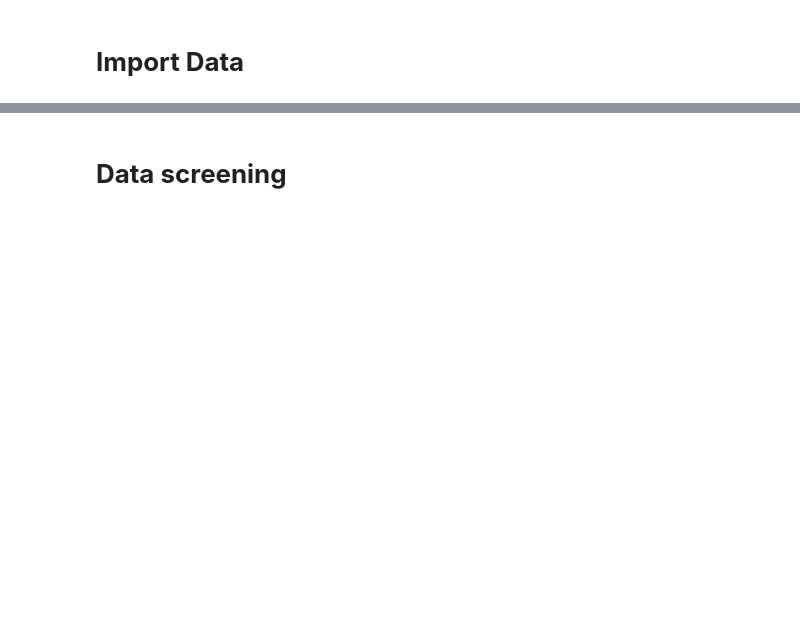
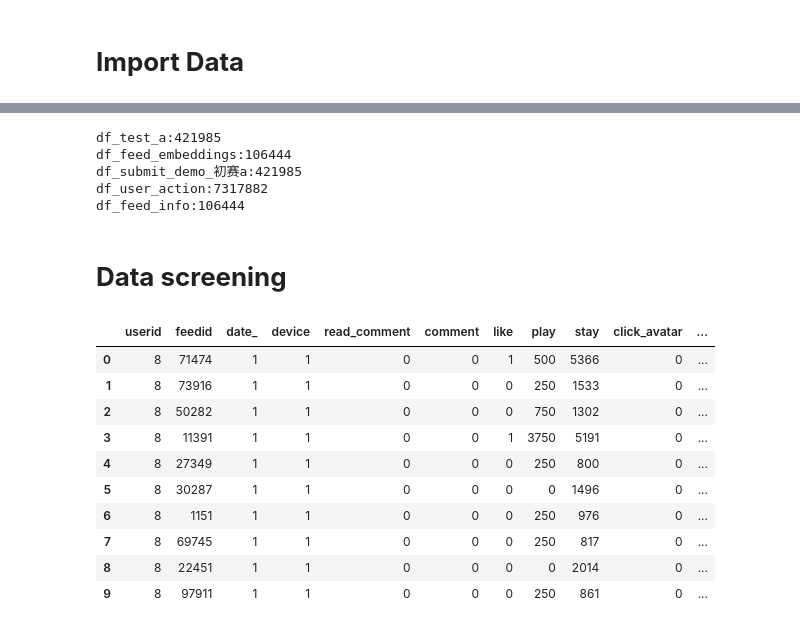
Before and after one commit to freedomszeto/WeChatCompetition_2021, a Jupyter notebook: WeChat_Data_competition_Freedom.ipynb, the cells around one changed output, grey strips where cells are left out. Drawn from its saved outputs; the diff is of its cells as text; code cells hidden in the pictures; blank space fills up the shorter version.

```diff
--- a/WeChat_Data_competition_Freedom.ipynb
+++ b/WeChat_Data_competition_Freedom.ipynb
@@ -16,9 +18,15 @@ import pandas as pd
 
 for i in np.arange(len(filenames)):
     if filenames[i][-3:]=='csv':
-        vars()[filenames[i][:-4]] = pd.read_csv(data_path+'/'+filenames[i])
-        print(filenames[i][:-4]+':'+str(len(vars()[filenames[i][:-4]])))
+        vars()['df_'+filenames[i][:-4]] = pd.read_csv(data_path+'/'+filenames[i])
+        print('df_'+filenames[i][:-4]+':'+str(len(vars()['df_'+filenames[i][:-4]])))
     else:
         pass
+# %% [output]
+df_test_a:421985
+df_feed_embeddings:106444
+df_submit_demo_初赛a:421985
+df_user_action:7317882
+df_feed_info:106444
 # %% [markdown]
 # **Data screening**
@@ -29,2 +33,17 @@ user_action.head(1000)
+# %%
+#Training Data (X) & (Y)
+df_user_action.head(10)
+# %% [output]
+|  | userid | feedid | date_ | device | read_comment | comment | like | play | stay | click_avatar | ... |
+| 0 | 8 | 71474 | 1 | 1 | 0 | 0 | 1 | 500 | 5366 | 0 | ... |
+| 1 | 8 | 73916 | 1 | 1 | 0 | 0 | 0 | 250 | 1533 | 0 | ... |
+| 2 | 8 | 50282 | 1 | 1 | 0 | 0 | 0 | 750 | 1302 | 0 | ... |
+| 3 | 8 | 11391 | 1 | 1 | 0 | 0 | 1 | 3750 | 5191 | 0 | ... |
+| 4 | 8 | 27349 | 1 | 1 | 0 | 0 | 0 | 250 | 800 | 0 | ... |
+| 5 | 8 | 30287 | 1 | 1 | 0 | 0 | 0 | 0 | 1496 | 0 | ... |
+| 6 | 8 | 1151 | 1 | 1 | 0 | 0 | 0 | 250 | 976 | 0 | ... |
+| 7 | 8 | 69745 | 1 | 1 | 0 | 0 | 0 | 250 | 817 | 0 | ... |
+| 8 | 8 | 22451 | 1 | 1 | 0 | 0 | 0 | 0 | 2014 | 0 | ... |
+| 9 | 8 | 97911 | 1 | 1 | 0 | 0 | 0 | 250 | 861 | 0 | ... |
 # %%
 #Test data (X) -> to predict Y
```
Also changed, not shown: parts of 40 cells of this notebook.
